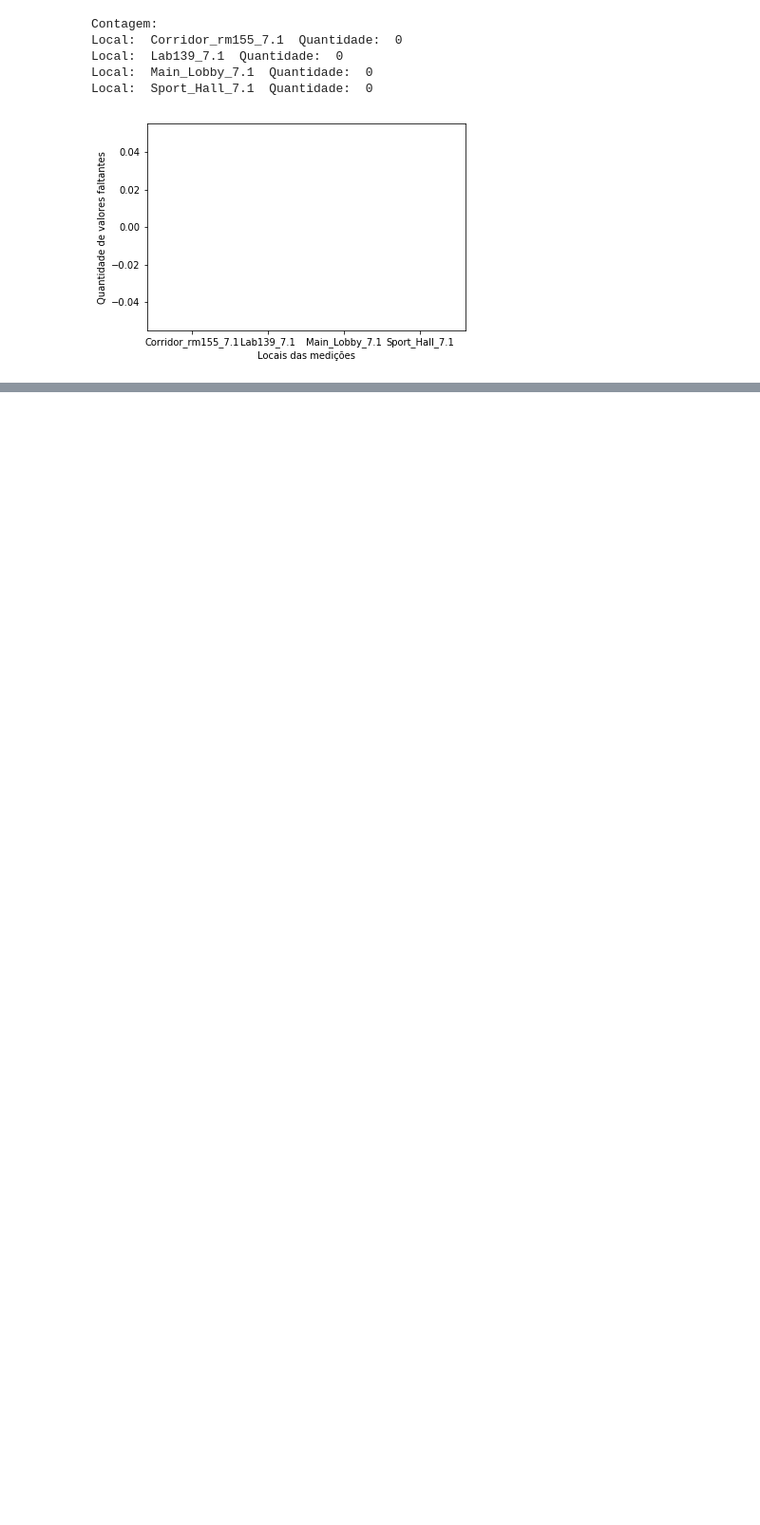
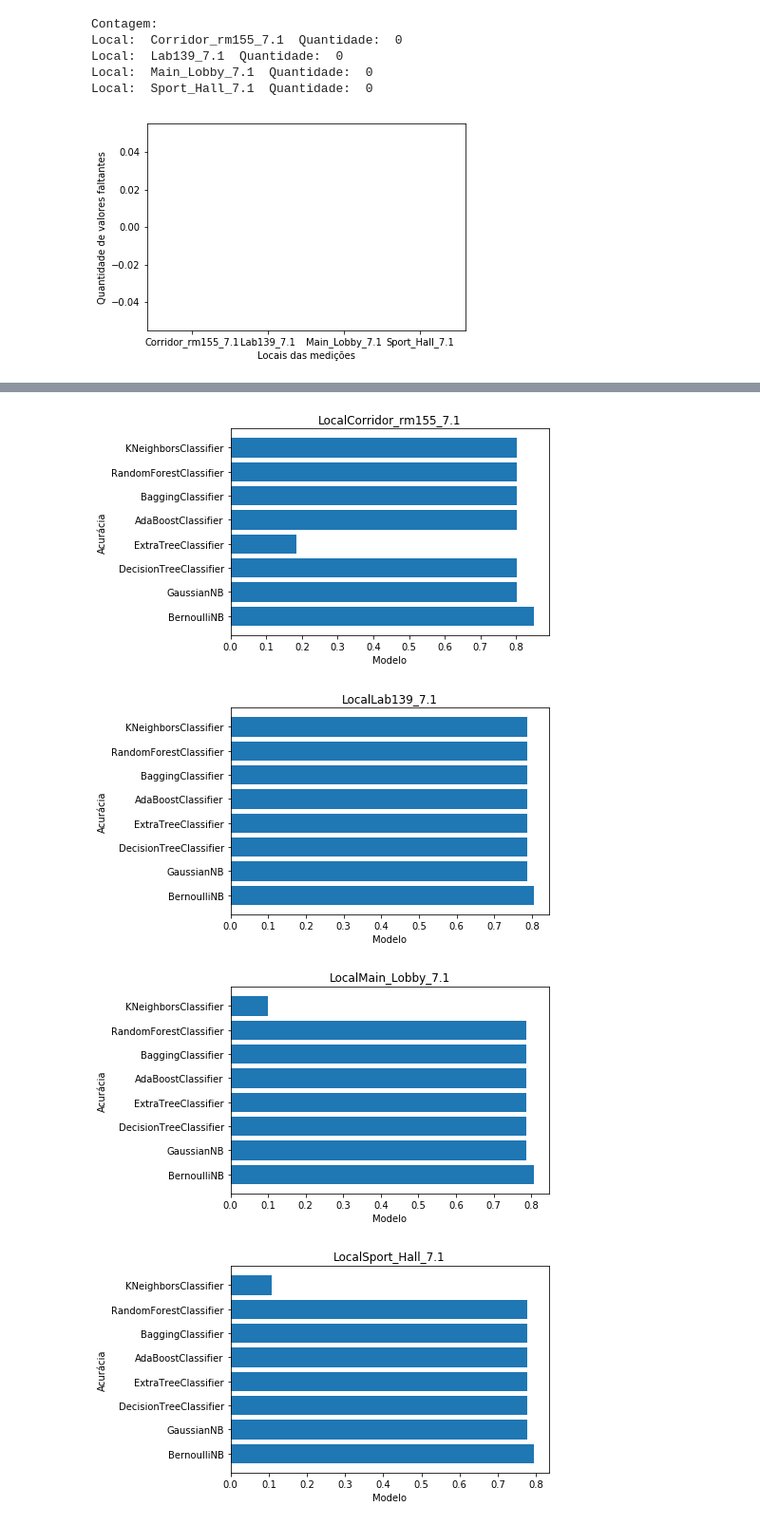
Before and after one commit to JoaoMateus1010/MachineLearning, a Jupyter notebook: works/Final_Project.ipynb, the cells around one changed output, grey strips where cells are left out. Shown at 95% size. Drawn from its saved outputs; the diff is of its cells as text; code cells hidden in the pictures; blank space fills up the shorter version.

```diff
--- a/works/Final_Project.ipynb
+++ b/works/Final_Project.ipynb
@@ -345,0 +350,5 @@ Local:  Sport_Hall_7.1  Quantidade:  0
+# %%
+SdtSca = StandardScaler()
+for (key,values) in NewTuplesTrainTest.items():
+    x_train_temp = SdtSca.fit_transform(NewTuplesTrainTest[key][0])
+    NewTuplesTrainTest[key][0] = x_train_temp
@@ -345,0 +357,19 @@ Local:  Sport_Hall_7.1  Quantidade:  0
+# %%
+NewAccDict = dict()
+# %%
+for (key,value) in NewModels.items():
+    tempmodel = dict()
+    for (key2,value2) in NewModels[key].items():
+        tempmodel[key2] = np.float(0.0)
+    NewAccDict[key] = tempmodel
+# %%
+for (key,value) in NewModels.items():
+    acc_atual = np.float(0.0)
+    print("Iniciou Local -> ",key)
+    for (key2,value2) in NewModels[key].items():
+        print("    Iniciou Model -> ",key2)
+        mod = value2
+        val = mod.fit(NewTuplesTrainTest[key][0],NewTuplesTrainTest[key][2])
+        NewAccDict[key][key2]=val.score(NewTuplesTrainTest[key][1],NewTuplesTrainTest[key][3])
+        print("    Terminou Model -> ",key2)
+    print("Termonou Local -> ",key)
@@ -345,0 +378,16 @@ Local:  Sport_Hall_7.1  Quantidade:  0
+# %%
+for (key,value) in NewAccDict.items():
+  acc_current = list()
+
+  for (key2,value2) in NewAccDict[key].items():
+    acc_current.append(value2)
+  plt.xlabel("Modelo")
+  plt.ylabel("Acurácia")
+  plt.title("Local"+str(key))
+  plt.barh(np.asarray(names_models),np.asarray(acc_current))
+  plt.show()
+# %% [output]
+[figure, added]
+[figure, added]
+[figure, added]
+[figure, added]
```
Also changed, not shown: parts of 54 cells of this notebook.
